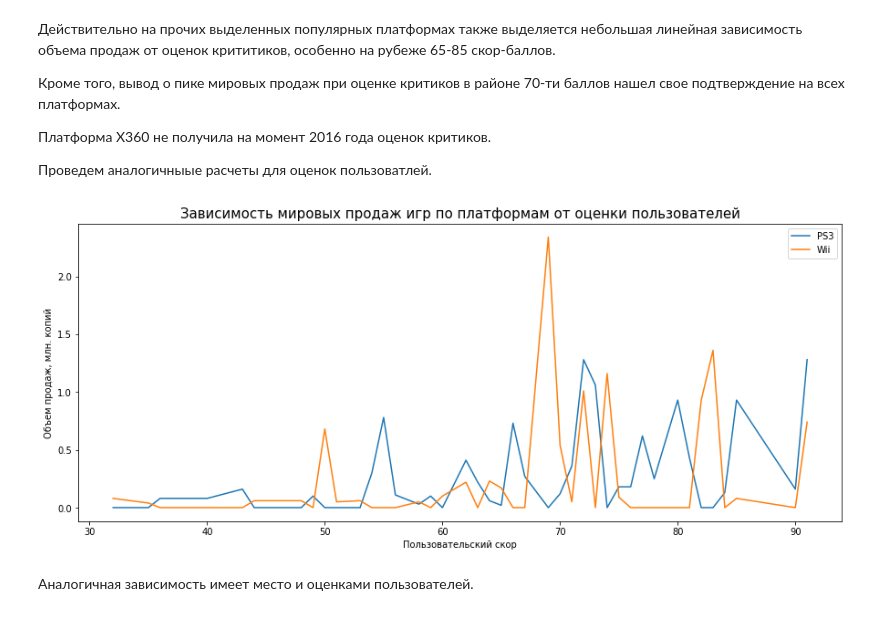
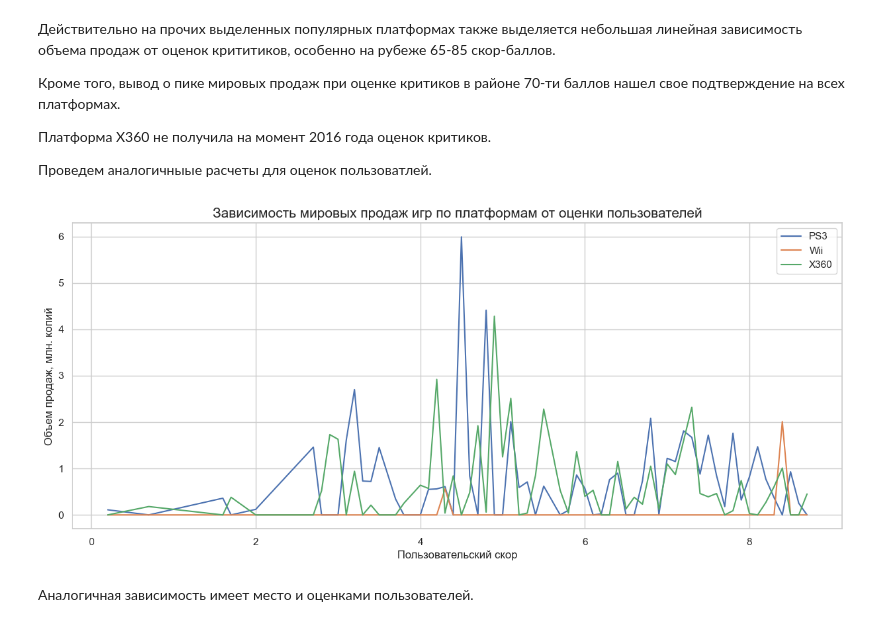
Before and after one commit to ValentinMorozoff/product-patterns-identifying, a Jupyter notebook: successful_product_patterns.ipynb, the cells around one changed output. Saved outputs shown, nothing was run; the diff lists cells and outputs as text; code cells hidden in the pictures.

```diff
--- a/successful_product_patterns.ipynb
+++ b/successful_product_patterns.ipynb
@@ -16,7 +39,17 @@
 # %%
-# импорт необходимых для исследования библиотек
+# импорт библиотек и базовая настройка аналитического окружения
 import pandas as pd
 import numpy as np
 import scipy.stats as st
 import matplotlib.pyplot as plt
 import seaborn as sns
+
+try:
+    from IPython.display import display
+except ImportError:
+    def display(obj):
+        print(obj)
+
+sns.set_theme(style='whitegrid', palette='deep')
+plt.rcParams['figure.figsize'] = (12, 6)
+pd.options.display.float_format = '{:,.2f}'.format
@@ -23,5 +58,5 @@ import seaborn as sns
 # %%
-# чтение представлено на анализ файла
+# чтение исходного датасета из локальной папки репозитория или из legacy-пути учебной среды
 from pathlib import Path
 
 candidate_paths = [
@@ -29,11 +64,13 @@ candidate_paths = [
     Path('/datasets/games.csv'),
 ]
 
-for dataset_path in candidate_paths:
-    if dataset_path.exists():
-        break
-else:
-    raise FileNotFoundError('Не найден games.csv ни в локальной папке data, ни в /datasets.')
+dataset_path = next((path for path in candidate_paths if path.exists()), None)
+
+if dataset_path is None:
+    raise FileNotFoundError(
+        'Не найден games.csv. Поместите файл в data/games.csv или используйте legacy-путь /datasets/games.csv.'
+    )
 
 df = pd.read_csv(dataset_path)
+print(f'Данные успешно загружены из: {dataset_path}')
 df.head()
@@ -105,14 +150,17 @@ df = df.drop(df[df['name'].isna()].index)
 # %% [markdown]
 Колонка с годами выпуска игр имеет 269 пропущеных значения. Обратимся к столбцу с названием игр. Некоторые игры содержат числовые наименования, очень похожие на год... Выделим "года" игр из названия игр и заменим ими пропуски в годах релиза.
 # %%
-# выделение из название игр числовых значений
-df['year_from_name'] = df['name'].str.extract('([0-9]{4})')
+# выделяем возможный год выпуска из названия игры
+df['year_from_name'] = pd.to_numeric(
+    df['name'].str.extract(r'([0-9]{4})', expand=False),
+    errors='coerce'
+)
 
-# замена пропусков на значения годов из названия игр
-df.loc[df['year_of_release'].isna(), 'year_of_release'] = df['year_from_name']
+# заполняем пропуски в годе выпуска только там, где удалось надежно выделить год из названия
+df['year_of_release'] = df['year_of_release'].fillna(df['year_from_name'])
 
-# удаление временной (технической) колонки
-df = df.drop('year_from_name', axis=1)
+# удаляем временную техническую колонку
+df = df.drop(columns=['year_from_name'])
 # %%
 # определения пропущенных значений
 pd.DataFrame({'NaN_count': df.isna().sum(),
@@ -661,28 +698,28 @@ plt.show()
 
 Проведем аналогичныые расчеты для оценок пользоватлей.
 # %%
-# расчета объема мировых продаж игр по платформам в зависмости от оценок экспертов
+# расчет мировых продаж игр по платформам в зависимости от пользовательских оценок
 sales_total_per_platform_per_user_score = (
     actual_data
     .pivot_table(
         index='user_score',
         columns='platform',
         values='sales_total',
         aggfunc='sum'
     )
     .fillna(0)
 )
 
 # визуализация расчетов
 plt.figure(figsize=(15, 6))
-plt.plot(sales_total_per_platform_per_critic_score)
+plt.plot(sales_total_per_platform_per_user_score)
 plt.title('Зависимость мировых продаж игр по платформам от оценки пользователей', fontsize=15)
 plt.xlabel('Пользовательский скор')
 plt.ylabel('Объем продаж, млн. копий')
 plt.legend(['PS3', 'Wii', 'X360'])
 plt.show()
 # %% [output]
-[figure, old version]
+[figure, new version]
 # %% [markdown]
 Аналогичная зависимость имеет место и оценками пользователей.
 # %% [markdown]
```
Also changed, not shown: parts of 46 cells of this notebook.
